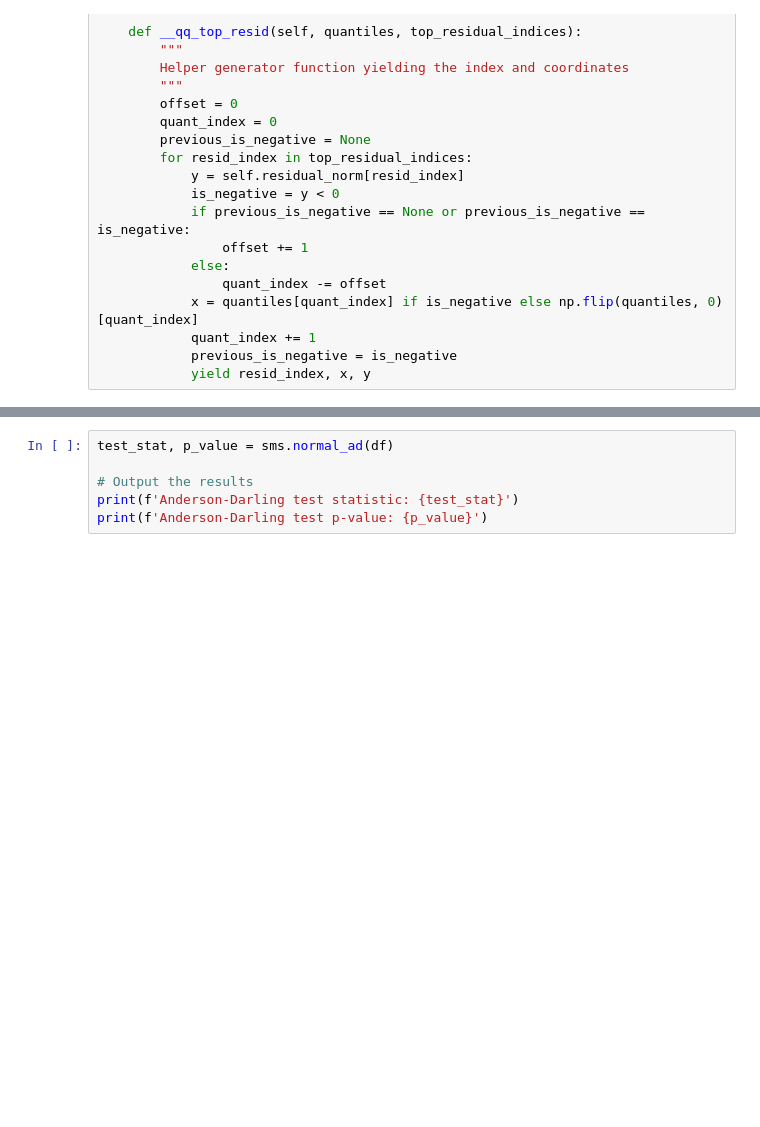
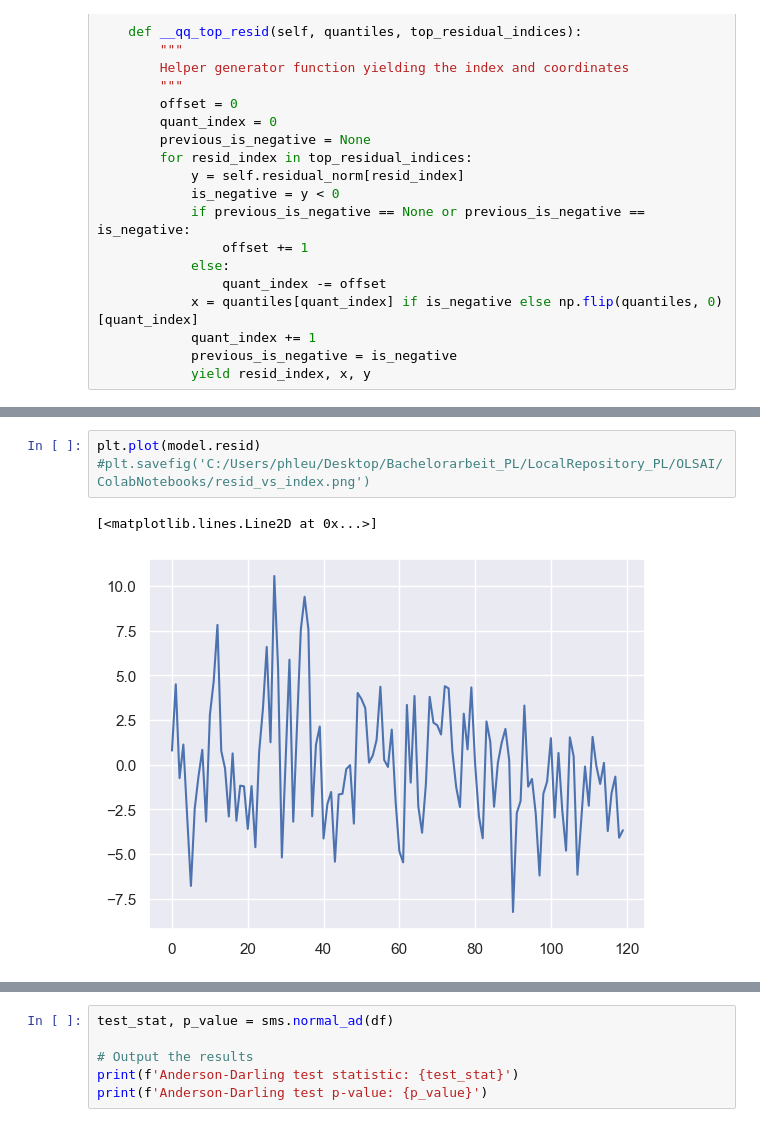
Before and after one commit to Statsomat/OLSAI, a Jupyter notebook: ColabNotebooks/CacaoPL.ipynb, the cells around one changed output, grey strips where cells are left out. Cells and saved outputs as stored; diff of their text form; blank space fills up the shorter version.

```diff
--- a/ColabNotebooks/CacaoPL.ipynb
+++ b/ColabNotebooks/CacaoPL.ipynb
@@ -554,0 +582,6 @@ Multicollinarity can cause issues, what might be the case here.
+# %%
+plt.plot(model.resid)
+#plt.savefig('C:/Users/phleu/Desktop/Bachelorarbeit_PL/LocalRepository_PL/OLSAI/ColabNotebooks/resid_vs_index.png')
+# %% [output]
+[<matplotlib.lines.Line2D at 0x...>]
+[figure, added]
```
Also changed, not shown: parts of 55 cells of this notebook.
